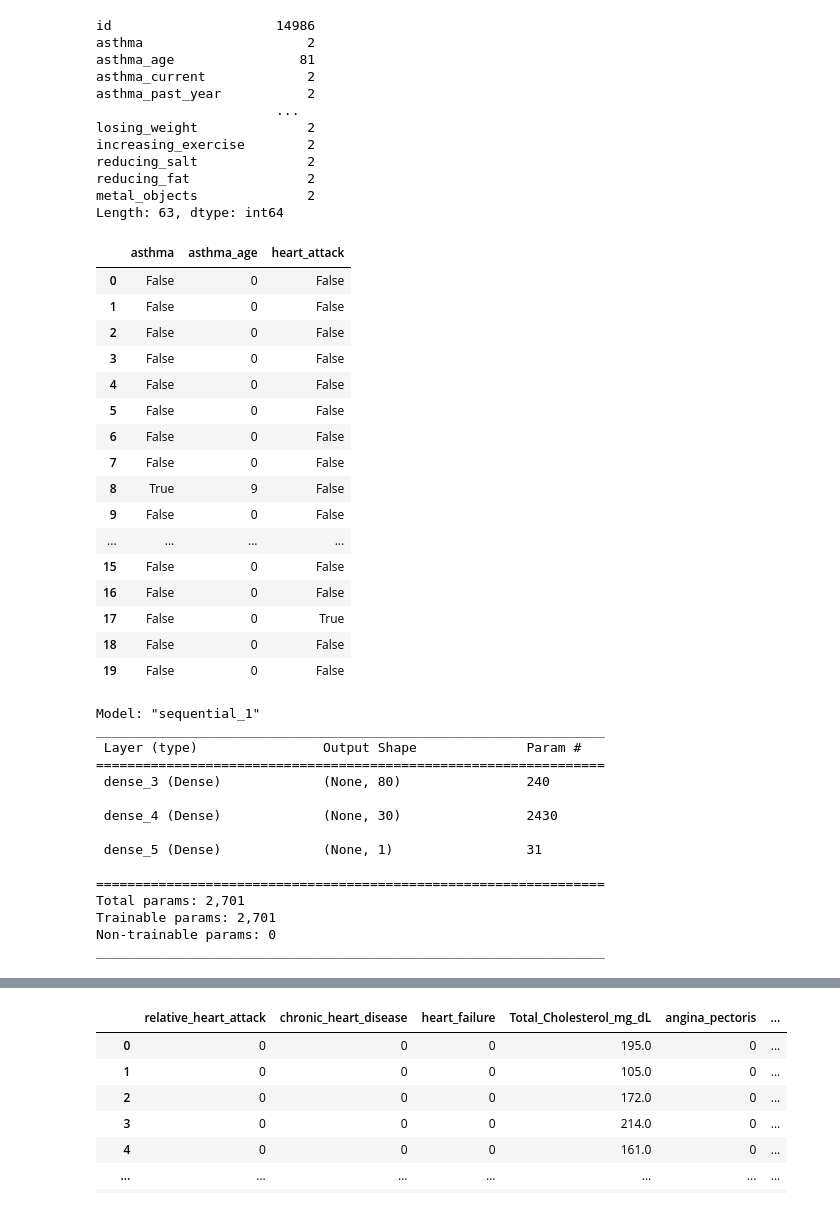
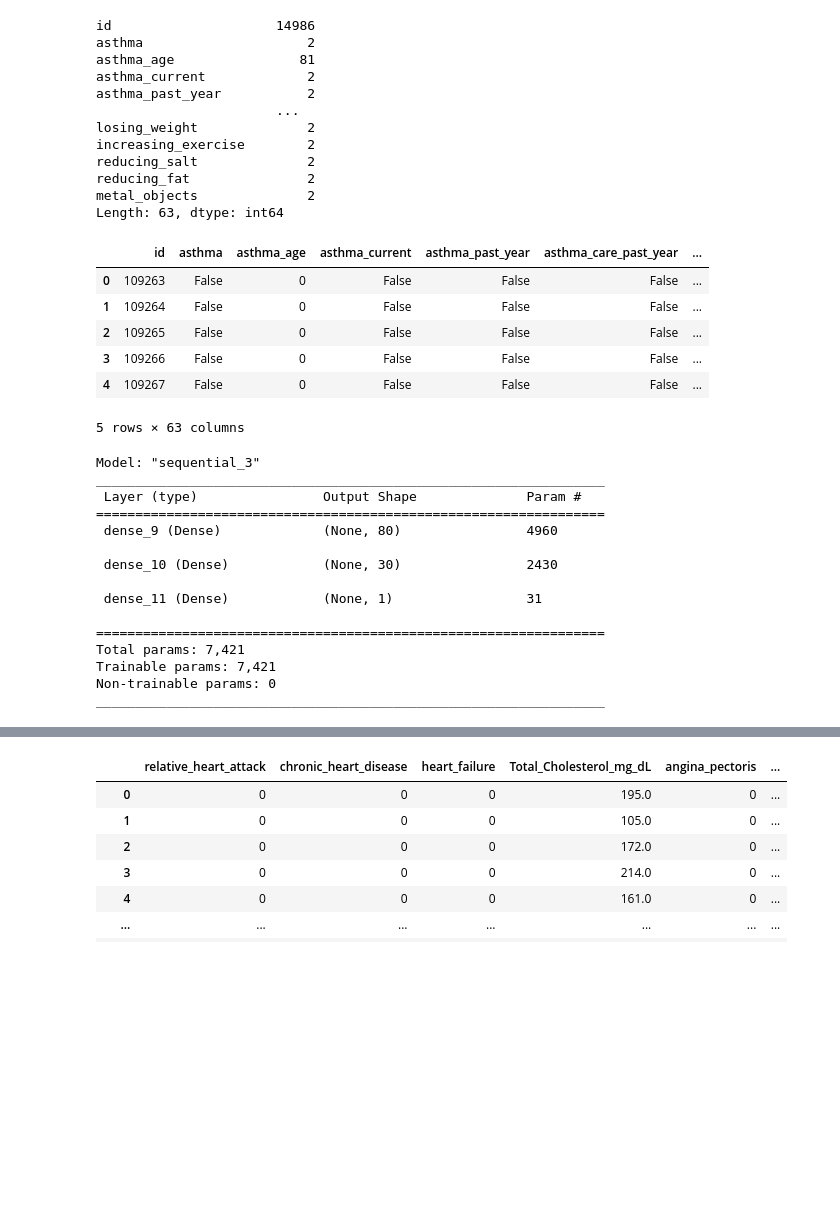
Before and after one commit to equitymarkets/HeartAttackPrediction, a Jupyter notebook: neural_network.ipynb, the cells around one changed output, grey strips where cells are left out. Saved outputs shown, nothing was run; the diff lists cells and outputs as text; code cells hidden in the pictures; blank space fills up the shorter version.

```diff
--- a/neural_network.ipynb
+++ b/neural_network.ipynb
@@ -198,26 +198,17 @@ metal_objects              2
 Length: 63, dtype: int64
 # %%
 # Get dummies if needed
-number_health_df = pd.get_dummies(neural_net_tester)
-number_health_df.head(20)
+number_health_df = pd.get_dummies(health_df)
+
+number_health_df.head()
 # %% [output]
-|  | asthma | asthma_age | heart_attack |
-| 0 | False | 0 | False |
-| 1 | False | 0 | False |
-| 2 | False | 0 | False |
-| 3 | False | 0 | False |
-| 4 | False | 0 | False |
-| 5 | False | 0 | False |
-| 6 | False | 0 | False |
-| 7 | False | 0 | False |
-| 8 | True | 9 | False |
-| 9 | False | 0 | False |
-| ... | ... | ... | ... |
-| 15 | False | 0 | False |
-| 16 | False | 0 | False |
-| 17 | False | 0 | True |
-| 18 | False | 0 | False |
-| 19 | False | 0 | False |
+|  | id | asthma | asthma_age | asthma_current | asthma_past_year | asthma_care_past_year | ... |
+| 0 | 109263 | False | 0 | False | False | False | ... |
+| 1 | 109264 | False | 0 | False | False | False | ... |
+| 2 | 109265 | False | 0 | False | False | False | ... |
+| 3 | 109266 | False | 0 | False | False | False | ... |
+| 4 | 109267 | False | 0 | False | False | False | ... |
+5 rows × 63 columns
 # %%
 #STOP running cells here and skip to model
 #------------------------------------------------------------------------Original--#
@@ -245,7 +237,7 @@ X_test_scaled = X_scaler.transform(X_test)
 nn = tf.keras.models.Sequential()
 
 # First hidden layer
-nn.add(tf.keras.layers.Dense(80, activation="relu", input_dim=2))
+nn.add(tf.keras.layers.Dense(80, activation="relu", input_dim=61))
 
 # Second hidden layer
 nn.add(tf.keras.layers.Dense(30, activation="relu"))
@@ -256,19 +248,19 @@ nn.add(tf.keras.layers.Dense(1, activation="sigmoid"))
 # Check the structure of the model
 nn.summary()
 # %% [output]
-Model: "sequential_1"
+Model: "sequential_3"
 _________________________________________________________________
  Layer (type)                Output Shape              Param #
 =================================================================
- dense_3 (Dense)             (None, 80)                240
+ dense_9 (Dense)             (None, 80)                4960
 
- dense_4 (Dense)             (None, 30)                2430
+ dense_10 (Dense)            (None, 30)                2430
 
- dense_5 (Dense)             (None, 1)                 31
+ dense_11 (Dense)            (None, 1)                 31
 
 =================================================================
-Total params: 2,701
-Trainable params: 2,701
+Total params: 7,421
+Trainable params: 7,421
 Non-trainable params: 0
 _________________________________________________________________
 # %%
```
Also changed, not shown: parts of 6 cells of this notebook.
